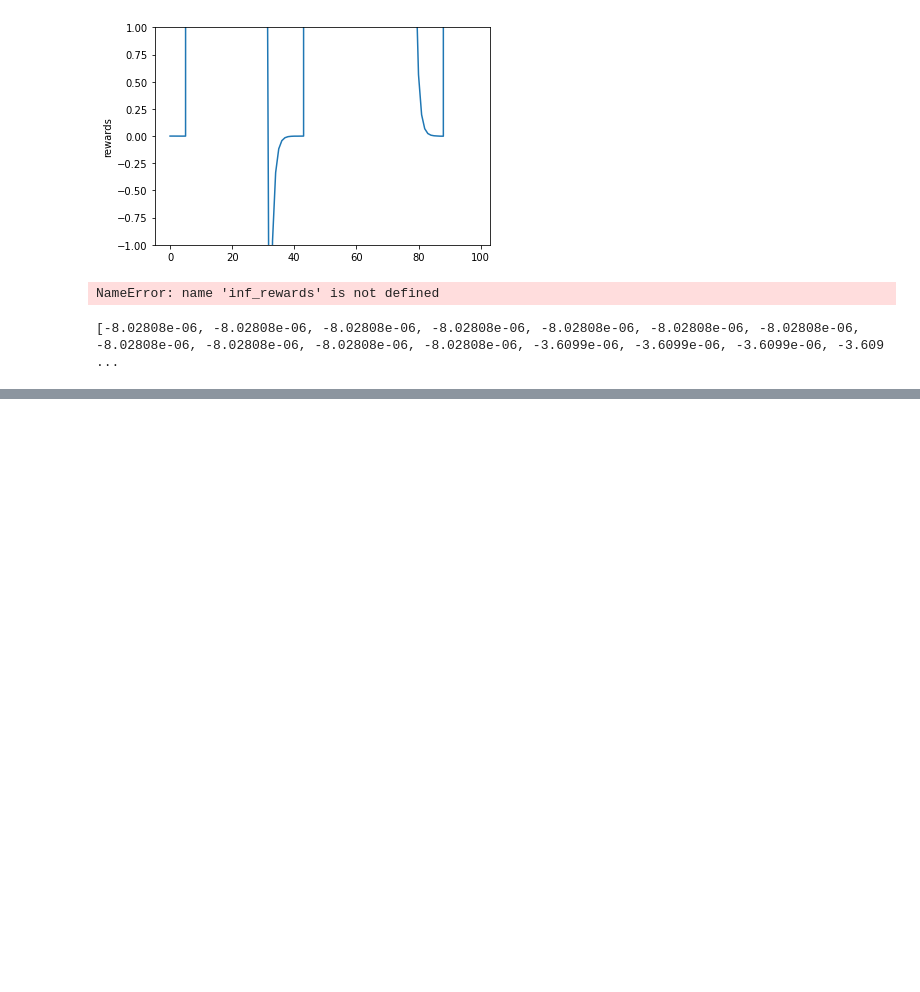
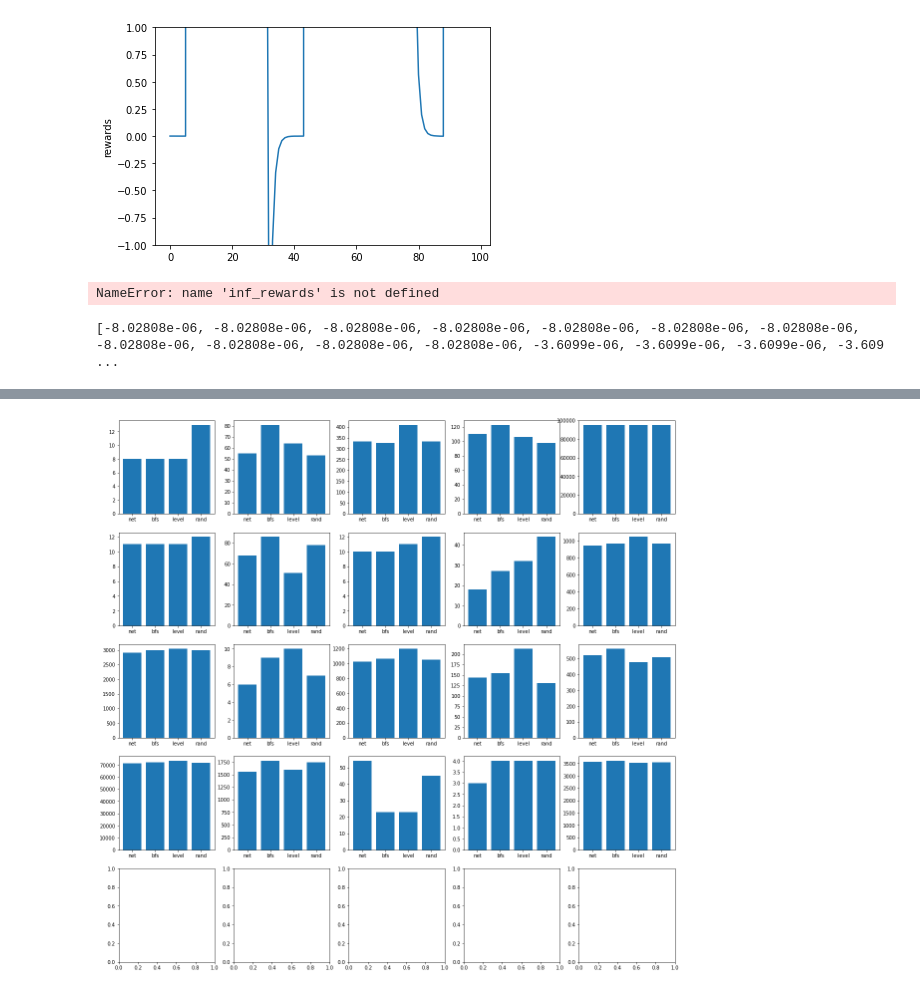
Before and after one commit to ianlienfa/BBGym-RL, a Jupyter notebook: src/eval.ipynb, the cells around one changed output, grey strips where cells are left out. Saved outputs shown, nothing was run; the diff lists cells and outputs as text; code cells hidden in the pictures; blank space fills up the shorter version.

```diff
--- a/src/eval.ipynb
+++ b/src/eval.ipynb
@@ -119,0 +120,5 @@ testing(test_directory_path)
+# %%
+test_directory_path = "../build/1659335797/"
+testing(test_directory_path)
+# %% [output]
+[figure, added]
```
Also changed, not shown: parts of 3 cells of this notebook, 3 other files.
